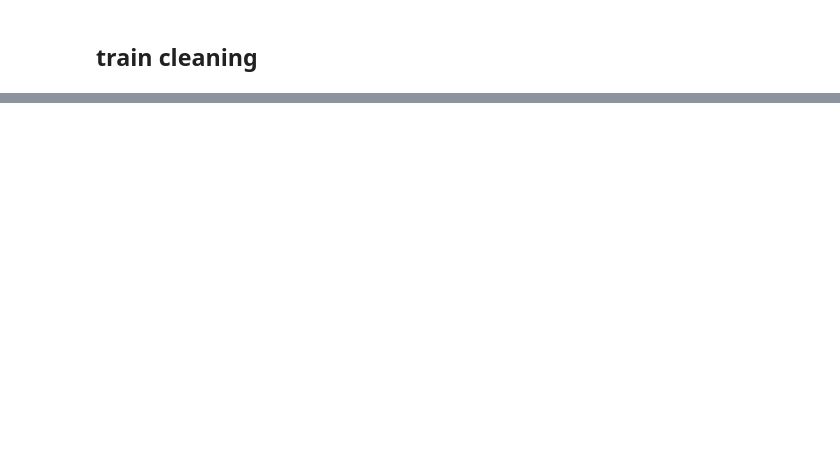
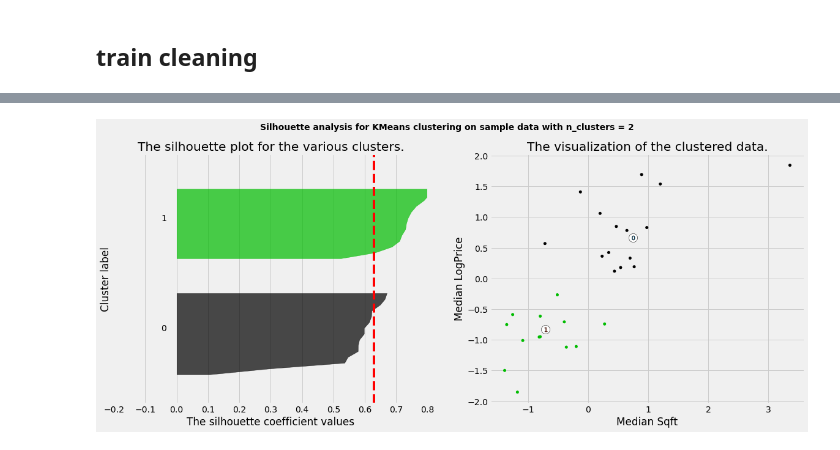
Before and after one commit to nikita-agrawal/Ames-Housing-Analysis, a Jupyter notebook: Alex/nhd_clustering.ipynb, the cells around one changed output, grey strips where cells are left out. Saved outputs shown, nothing was run; the diff lists cells and outputs as text; code cells hidden in the pictures; blank space fills up the shorter version.

Commit message:
Improved nhd clustering

```diff
--- a/Alex/nhd_clustering.ipynb
+++ b/Alex/nhd_clustering.ipynb
@@ -168,12 +161,0 @@ X = nhds
-# %%
-# We choose 3 clusters based on silhouette score.
-range_n_clusters = [2, 3, 4, 5, 6]
-
-for n_clusters in range_n_clusters:
-
-    clusterer = KMeans(n_clusters=n_clusters, random_state=10)
-    cluster_labels = clusterer.fit_predict(X)
-
-    silhouette_avg = silhouette_score(X, cluster_labels)
-    print("For n_clusters =", n_clusters,
-          "The average silhouette_score is :", silhouette_avg)
@@ -216,0 +162,2 @@ nhds
+# %%
+weights = train.groupby('Neighborhood').count().apply(lambda x: x['PID']/len(train) ,axis=1).to_list()
@@ -216,0 +174,79 @@ nhds
+# %%
+scaler = StandardScaler()
+# %%
+X = nhds
+X = scaler.fit_transform(X)
+
+inertias = []
+
+range_n_clusters = [2, 3, 4, 5]
+
+for n_clusters in range_n_clusters:
+
+    fig, (ax1, ax2) = plt.subplots(1, 2)
+    fig.set_size_inches(18, 7)
+
+    ax1.set_xlim([-0.2, 0.8])
+    ax1.set_ylim([0, len(X) + (n_clusters + 1) * 5])
+
+    clusterer = KMeans(n_clusters=n_clusters, random_state=42)
+    cluster_labels = clusterer.fit_predict(X, sample_weight=weights)
+
+    inertias.append(clusterer.inertia_)
+
+    silhouette_avg = silhouette_score(X, cluster_labels)
+    sample_silhouette_values = silhouette_samples(X, cluster_labels)
+
+    y_lower = 5
+
+    for i in range(n_clusters):
+
+        ith_cluster_silhouette_values = \
+            sample_silhouette_values[cluster_labels == i]
+
+        ith_cluster_silhouette_values.sort()
+
+        size_cluster_i = ith_cluster_silhouette_values.shape[0]
+        y_upper = y_lower + size_cluster_i
+
+        color = cm.nipy_spectral(float(i) / n_clusters)
+        ax1.fill_betweenx(np.arange(y_lower, y_upper),
+                          0, ith_cluster_silhouette_values,
+                          facecolor=color, edgecolor=color, alpha=0.7)
+
+        ax1.text(-0.05, y_lower + 0.5 * size_cluster_i, str(i))
+        y_lower = y_upper + 5
+
+    ax1.set_title("The silhouette plot for the various clusters.")
+    ax1.set_xlabel("The silhouette coefficient values")
+    ax1.set_ylabel("Cluster label")
+
+    ax1.axvline(x=silhouette_avg, color="red", linestyle="--")
+
+    ax1.set_yticks([])
+    ax1.set_xticks([-0.2, -0.1, 0, 0.1, 0.2, 0.3, 0.4, 0.5, 0.6, 0.7, 0.8])
+
+    colors = cm.nipy_spectral(cluster_labels.astype(float) / n_clusters)
+    ax2.scatter(X[:, 0], X[:, 1], marker='.', s=100, lw=0, alpha=1,
+                c=colors, edgecolor='k')
+
+    centers = clusterer.cluster_centers_
+
+    ax2.scatter(centers[:, 0], centers[:, 1], marker='o',
+                c="white", alpha=1, s=200, edgecolor='k')
+
+    for i, c in enumerate(centers):
+        ax2.scatter(c[0], c[1], marker='$%d$' % i, alpha=1,
+                    s=50, edgecolor='k')
+
+    ax2.set_title("The visualization of the clustered data.")
+    ax2.set_xlabel("Median Sqft")
+    ax2.set_ylabel("Median LogPrice")
+
+    plt.suptitle(("Silhouette analysis for KMeans clustering on sample data "
+                  "with n_clusters = %d" % n_clusters),
+                 fontsize=14, fontweight='bold')
+
+plt.show()
+# %% [output]
+[figure, added]
```
Also changed, not shown: parts of 26 cells of this notebook, 1 other file.
